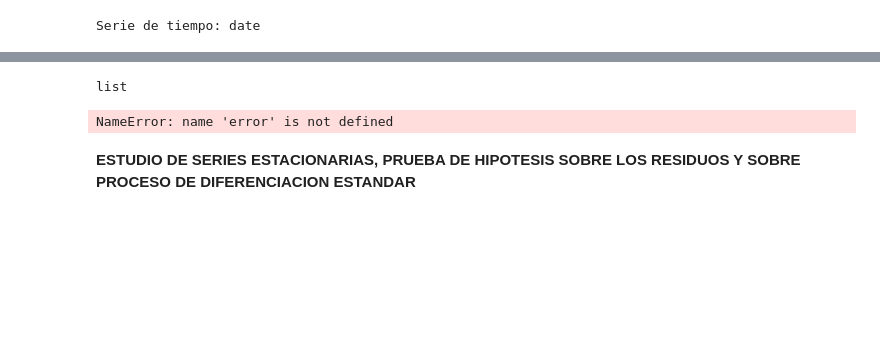
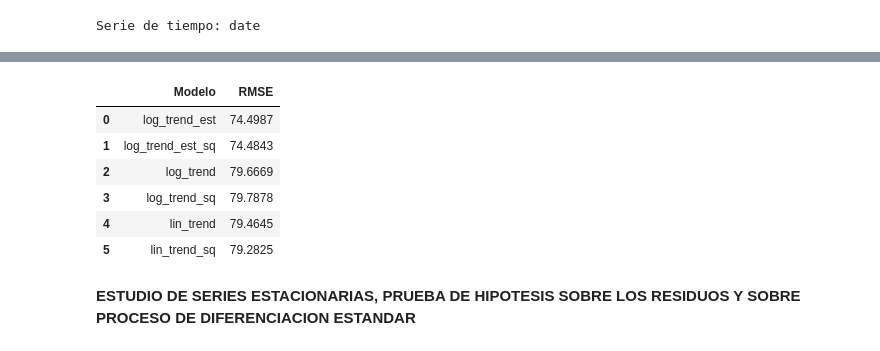
Before and after one commit to AgustinSt1990/tp_final, a Jupyter notebook: TP_FINAL_Machine_Learning.ipynb, the cells around one changed output, grey strips where cells are left out. Drawn from its saved outputs; the diff is of its cells as text; code cells hidden in the pictures; blank space fills up the shorter version.

```diff
--- a/TP_FINAL_Machine_Learning.ipynb
+++ b/TP_FINAL_Machine_Learning.ipynb
@@ -164,22 +150,0 @@ TypeError: Last step of Pipeline should implement fit or be the string 'passthro
-# %%
-type(modelos)
-# %% [output]
-list
-# %%
-error
-pasos = [('feature_engineering', feature_engineering_1),
-             ('preprocesamiento', None),
-             ('model_selection', cl2)
-             ]
-
-pipeline = Pipeline(pasos)
-
-
-param_grid = [{
-    'preprocesamiento': [StandardScaler(), MaxAbsScaler(), None],
-    'model_selection': [cl1, cl2, cl3]
-              }]
-
-ensemble_grid_models = GridSearchCV(pipeline, param_grid).fit(X_train, y_train);
-# %% [output]
-NameError: name 'error' is not defined
@@ -186,2 +178,12 @@ NameError: name 'error' is not defined
+# %%
+results
+# %% [output]
+|  | Modelo | RMSE |
+| 0 | log_trend_est | 74.4987 |
+| 1 | log_trend_est_sq | 74.4843 |
+| 2 | log_trend | 79.6669 |
+| 3 | log_trend_sq | 79.7878 |
+| 4 | lin_trend | 79.4645 |
+| 5 | lin_trend_sq | 79.2825 |
 # %% [markdown]
 **ESTUDIO DE SERIES ESTACIONARIAS, PRUEBA DE HIPOTESIS SOBRE LOS RESIDUOS Y SOBRE PROCESO DE DIFERENCIACION ESTANDAR**
```
Also changed, not shown: parts of 19 cells of this notebook, 4 other files.
